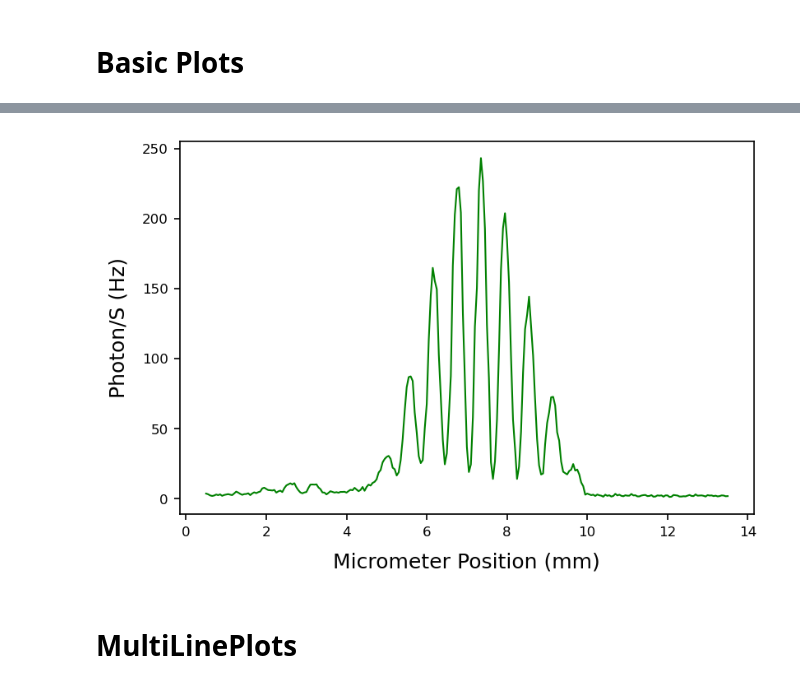
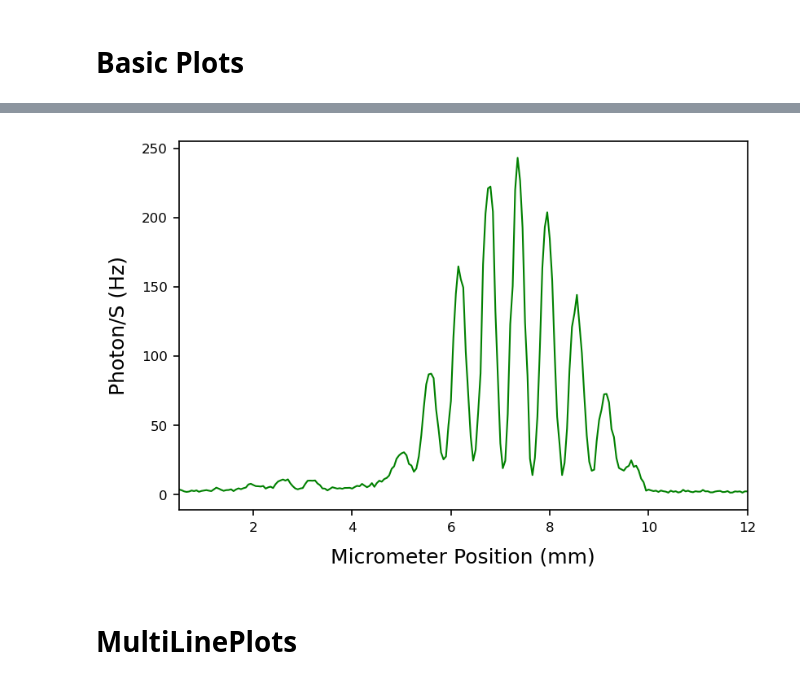
Before and after one commit to parallax-xallaraq/PHSX616, a Jupyter notebook: Lab1 - Two Slit Interference/Code/dataAnalysis1.ipynb, the cells around one changed output, grey strips where cells are left out. Cells and saved outputs as stored; diff of their text form; code cells hidden in the pictures.

```diff
--- a/Lab1 - Two Slit Interference/Code/dataAnalysis1.ipynb
+++ b/Lab1 - Two Slit Interference/Code/dataAnalysis1.ipynb
@@ -65,6 +65,7 @@ def PlotXY(
     xlab: str,          # label on x axis
     ylab: str,          # label on y axis
     color = 'k',        # color of the line
+    xlim: list = None, # X axis range
     fileName: str = ''  # filename to save the figure as
 ) :
     """Basic plotting function for x and y data arrays."""
@@ -72,6 +73,7 @@ def PlotXY(
     myplt.SetStyle()
     plt.xlabel(xlab)
     plt.ylabel(ylab)
+    if(xlim != None) : plt.xlim(xlim)
     # data
     plt.plot(x,y,color=color)
     # finish
@@ -125,14 +131,15 @@ PlotXY(
 # %%
 PlotXY(
     x = tables['Bulb 2s t3']['Micrometer Position (mm)'],
     y = tables['Bulb 2s t3']['Photon/S (Hz)'],
     xlab = 'Micrometer Position (mm)',
     ylab = 'Photon/S (Hz)',
     color = colors['Bulb'],
+    xlim = [0.5,12],
     fileName = 'Bulb2st3.png'
 )
 # %% [output]
-[figure, old version]
+[figure, new version]
 # %% [markdown]
 # MultiLinePlots
 # %%
```
Also changed, not shown: parts of 8 cells of this notebook, 8 other files.
